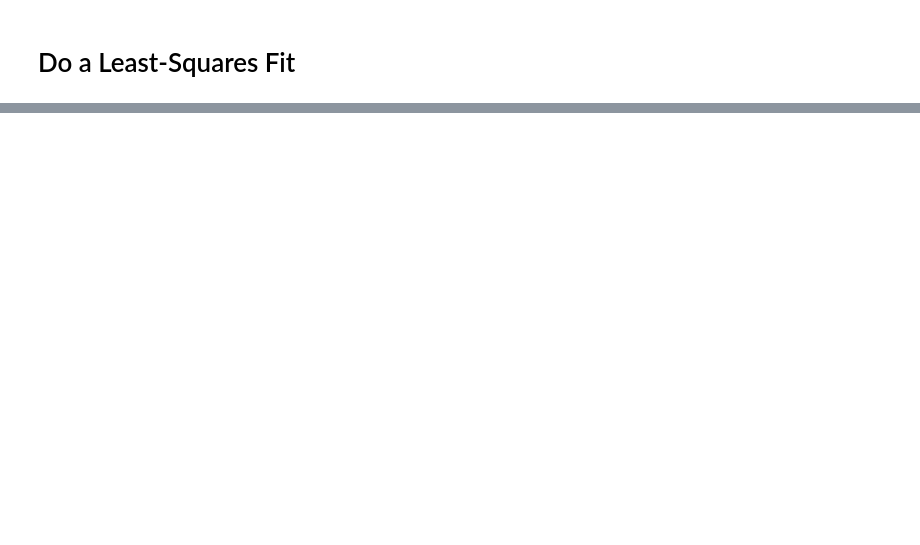
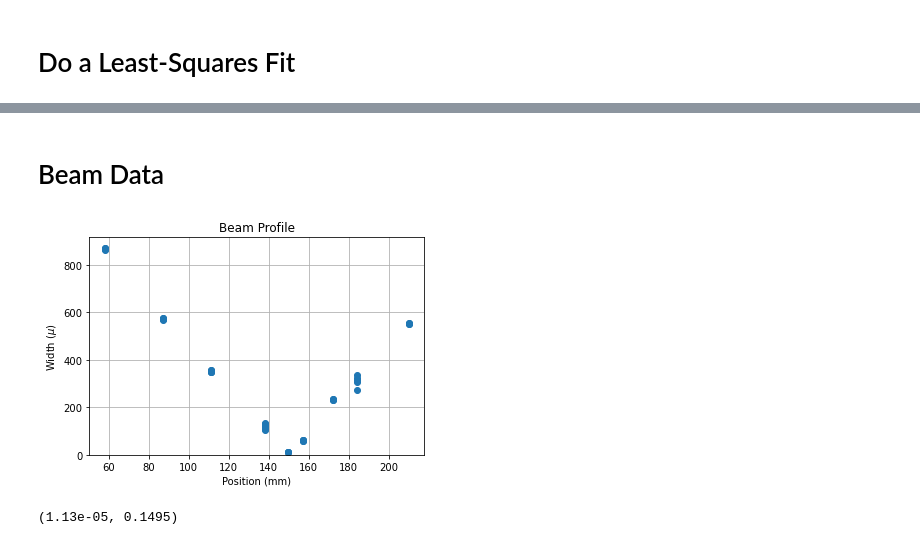
Before and after one commit to profhuster/mBFY22-LaserBeamProfile, a Jupyter notebook: FitGaussianBeam_Orig.ipynb, the cells around one changed output, grey strips where cells are left out. Drawn from its saved outputs; the diff is of its cells as text; code cells hidden in the pictures; blank space fills up the shorter version.

```diff
--- a/FitGaussianBeam_Orig.ipynb
+++ b/FitGaussianBeam_Orig.ipynb
@@ -187,0 +198,2 @@ pass
+# %% [markdown]
+# Beam Data
@@ -187,0 +252,13 @@ pass
+# %%
+fig = plt.figure()
+ax = fig.add_subplot(111)
+ax.plot(D, w, 'o')
+ax.grid()
+ax.set_xlabel('Position (mm)')
+ax.set_ylabel('Width ($\mu$)')
+ax.set_ylim(bottom=0)
+ax.set_title('Beam Profile')
+fig.savefig("Figures/Beam_Profile0-01.png", dpi=300)
+pass
+# %% [output]
+[figure, added]
@@ -187,0 +272,7 @@ pass
+# %%
+# Fit in meters
+w0Est = 1e-6 * np.min(w)
+z0Est = 1e-3 * D[np.where(1e-6 * w == w0Est)][0]
+(w0Est, z0Est)
+# %% [output]
+(1.13e-05, 0.1495)
```
Also changed, not shown: parts of 14 cells of this notebook.
